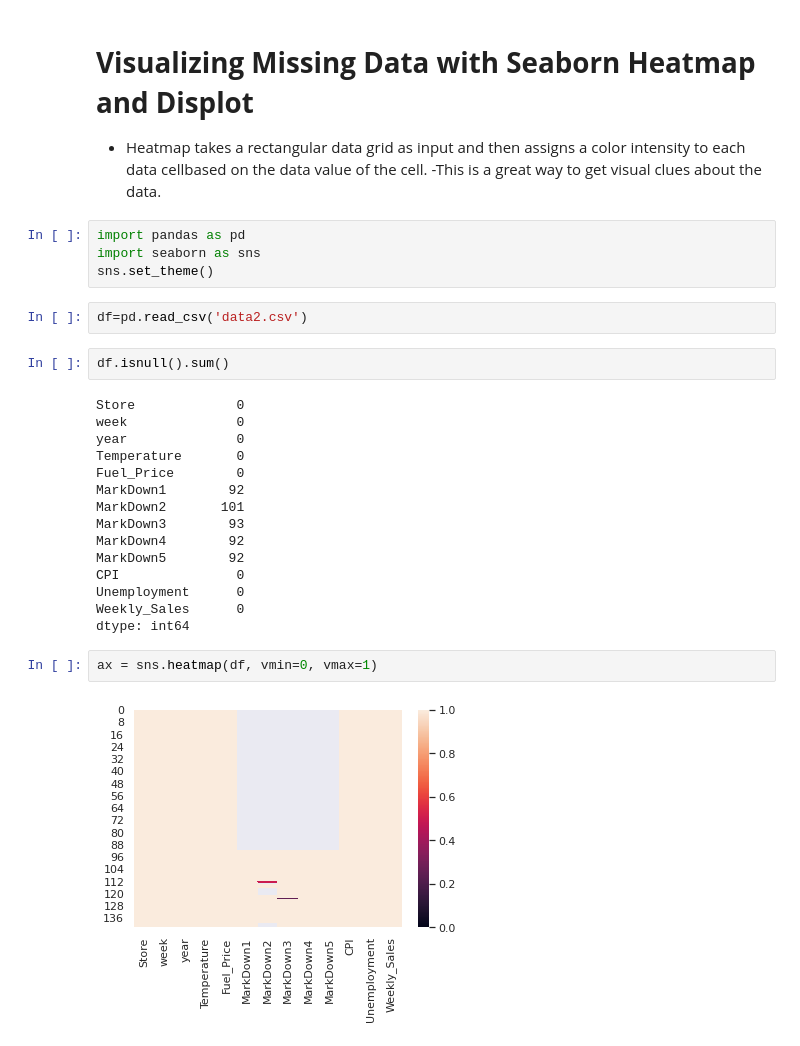
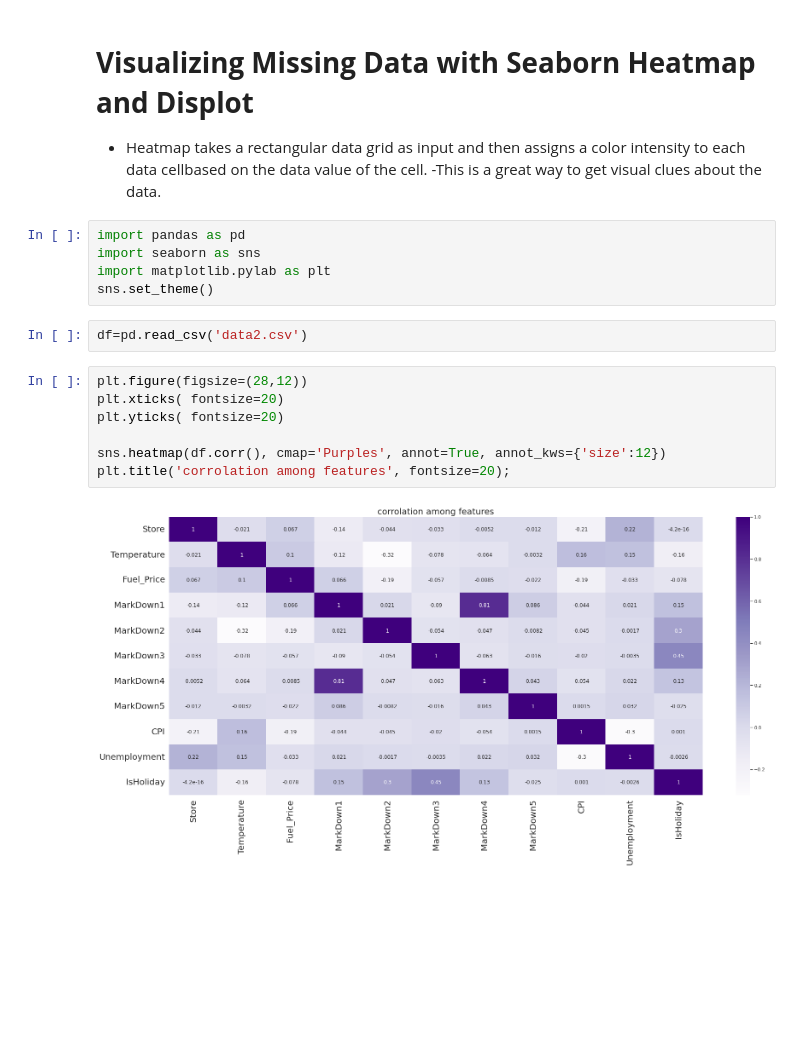
Before and after one commit to MasoumehShariat/ML_Pipeline-EDA, a Jupyter notebook: Handling_Missing_values.ipynb, the cells around one changed output. Saved outputs shown, nothing was run; the diff lists cells and outputs as text; blank space fills up the shorter version.

```diff
--- a/Handling_Missing_values.ipynb
+++ b/Handling_Missing_values.ipynb
@@ -6,27 +6,16 @@
 # %%
 import pandas as pd
 import seaborn as sns
+import matplotlib.pylab as plt
 sns.set_theme()
 # %%
 df=pd.read_csv('data2.csv')
-# %%
-df.isnull().sum()
-# %% [output]
-Store             0
-week              0
-year              0
-Temperature       0
-Fuel_Price        0
-MarkDown1        92
-MarkDown2       101
-MarkDown3        93
-MarkDown4        92
-MarkDown5        92
-CPI               0
-Unemployment      0
-Weekly_Sales      0
-dtype: int64
-# %%
-ax = sns.heatmap(df, vmin=0, vmax=1)
-# %% [output]
-[figure, removed]
+# %%
+plt.figure(figsize=(28,12))
+plt.xticks( fontsize=20)
+plt.yticks( fontsize=20)
+
+sns.heatmap(df.corr(), cmap='Purples', annot=True, annot_kws={'size':12})
+plt.title('corrolation among features', fontsize=20);
+# %% [output]
+[figure, added]
```
